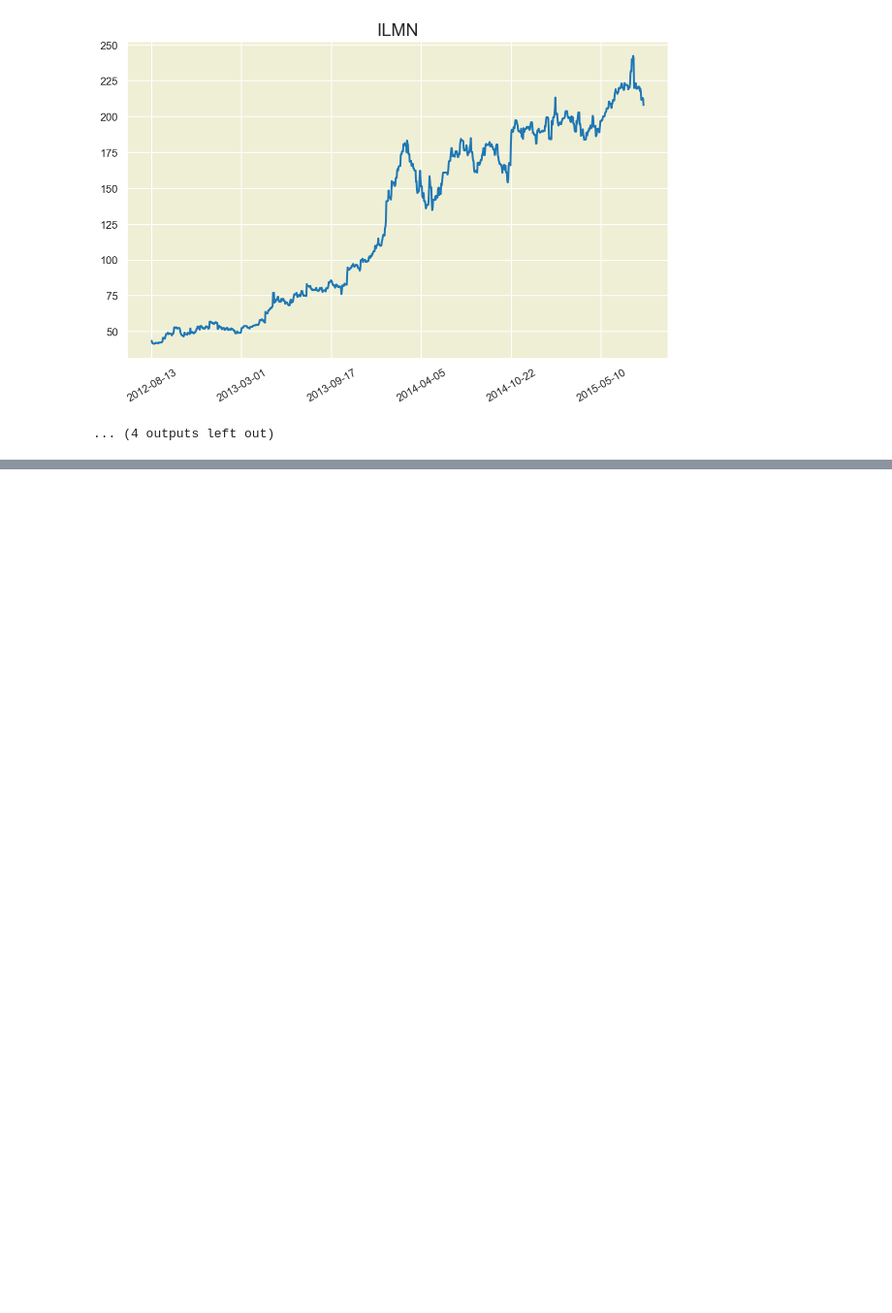
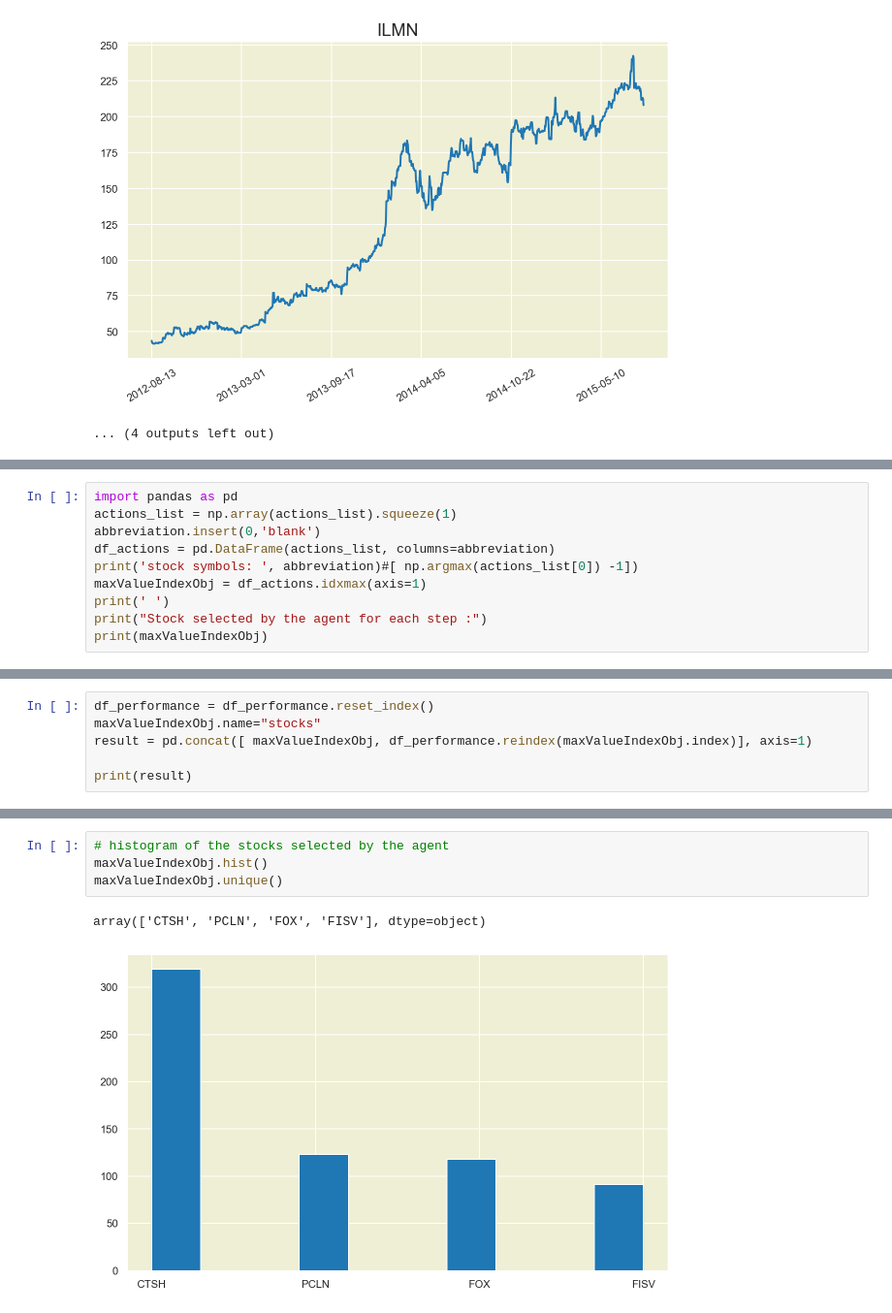
Before and after one commit to bassemfg/ddpg-rl-portfolio-management, a Jupyter notebook: ddpg_tests.ipynb, the cells around one changed output, grey strips where cells are left out. Shown at 97% size. Cells and saved outputs as stored; diff of their text form; blank space fills up the shorter version.

```diff
--- a/ddpg_tests.ipynb
+++ b/ddpg_tests.ipynb
@@ -277,0 +244,10 @@ test_model_multiple(env, models[:1])
+# %%
+import pandas as pd
+actions_list = np.array(actions_list).squeeze(1)
+abbreviation.insert(0,'blank')
+df_actions = pd.DataFrame(actions_list, columns=abbreviation)
+print('stock symbols: ', abbreviation)#[ np.argmax(actions_list[0]) -1])
+maxValueIndexObj = df_actions.idxmax(axis=1)
+print(' ')
+print("Stock selected by the agent for each step :")
+print(maxValueIndexObj)
@@ -277,0 +270,6 @@ test_model_multiple(env, models[:1])
+# %%
+df_performance = df_performance.reset_index()
+maxValueIndexObj.name="stocks"
+result = pd.concat([ maxValueIndexObj, df_performance.reindex(maxValueIndexObj.index)], axis=1)
+
+print(result)
@@ -277,0 +291,7 @@ test_model_multiple(env, models[:1])
+# %%
+# histogram of the stocks selected by the agent
+maxValueIndexObj.hist()
+maxValueIndexObj.unique()
+# %% [output]
+array(['CTSH', 'PCLN', 'FOX', 'FISV'], dtype=object)
+[figure, added]
```
Also changed, not shown: parts of 14 cells of this notebook, 11 other files.
